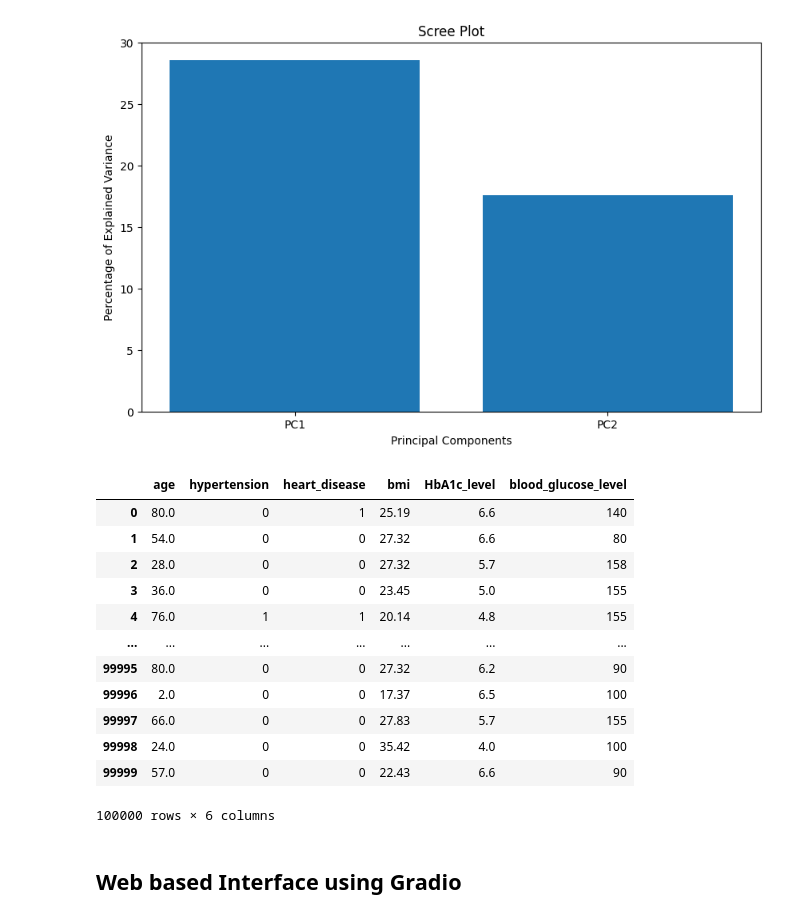
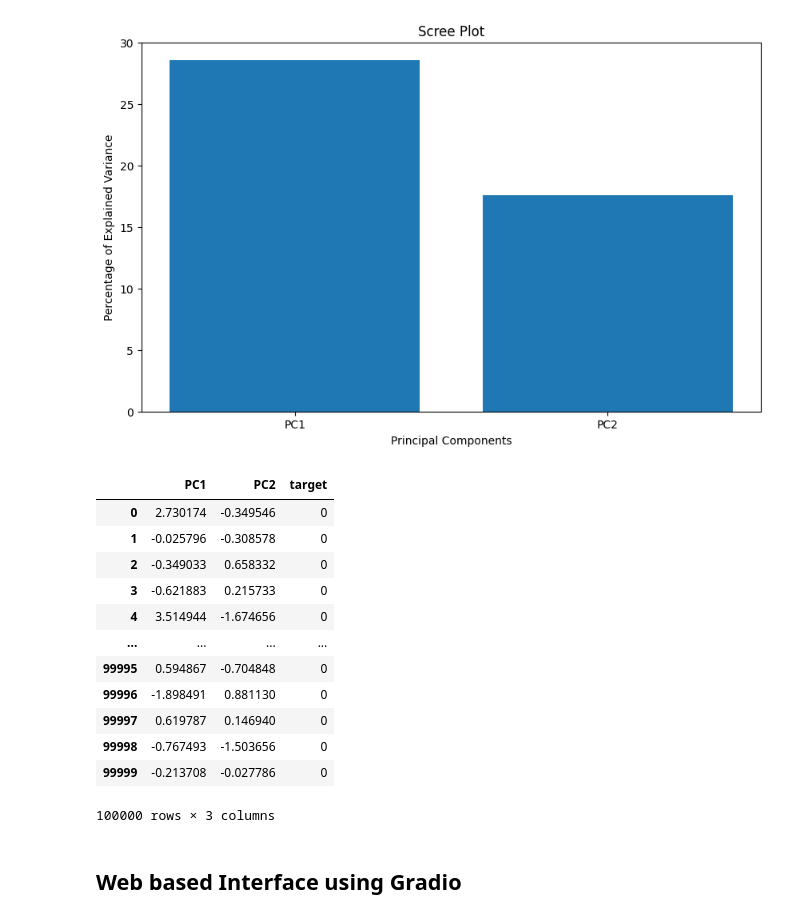
Before and after one commit to mayurd8862/Diabetes_Prediction_using_Logistic_Regression_from_scratch, a Jupyter notebook: new.ipynb, the cells around one changed output. Saved outputs shown, nothing was run; the diff lists cells and outputs as text; code cells hidden in the pictures.

```diff
--- a/new.ipynb
+++ b/new.ipynb
@@ -466,22 +476,22 @@ plt.title('Scree Plot')
 plt.show()
 # %% [output]
 [figure]
-# %%
-x
-# %% [output]
-|  | age | hypertension | heart_disease | bmi | HbA1c_level | blood_glucose_level |
-| 0 | 80.0 | 0 | 1 | 25.19 | 6.6 | 140 |
-| 1 | 54.0 | 0 | 0 | 27.32 | 6.6 | 80 |
-| 2 | 28.0 | 0 | 0 | 27.32 | 5.7 | 158 |
-| 3 | 36.0 | 0 | 0 | 23.45 | 5.0 | 155 |
-| 4 | 76.0 | 1 | 1 | 20.14 | 4.8 | 155 |
-| ... | ... | ... | ... | ... | ... | ... |
-| 99995 | 80.0 | 0 | 0 | 27.32 | 6.2 | 90 |
-| 99996 | 2.0 | 0 | 0 | 17.37 | 6.5 | 100 |
-| 99997 | 66.0 | 0 | 0 | 27.83 | 5.7 | 155 |
-| 99998 | 24.0 | 0 | 0 | 35.42 | 4.0 | 100 |
-| 99999 | 57.0 | 0 | 0 | 22.43 | 6.6 | 90 |
-100000 rows × 6 columns
+# %%
+df
+# %% [output]
+|  | PC1 | PC2 | target |
+| 0 | 2.730174 | -0.349546 | 0 |
+| 1 | -0.025796 | -0.308578 | 0 |
+| 2 | -0.349033 | 0.658332 | 0 |
+| 3 | -0.621883 | 0.215733 | 0 |
+| 4 | 3.514944 | -1.674656 | 0 |
+| ... | ... | ... | ... |
+| 99995 | 0.594867 | -0.704848 | 0 |
+| 99996 | -1.898491 | 0.881130 | 0 |
+| 99997 | 0.619787 | 0.146940 | 0 |
+| 99998 | -0.767493 | -1.503656 | 0 |
+| 99999 | -0.213708 | -0.027786 | 0 |
+100000 rows × 3 columns
 # %% [markdown]
 ## Web based Interface using Gradio
 # %%
```
Also changed, not shown: parts of 6 cells of this notebook, 1 other file.
